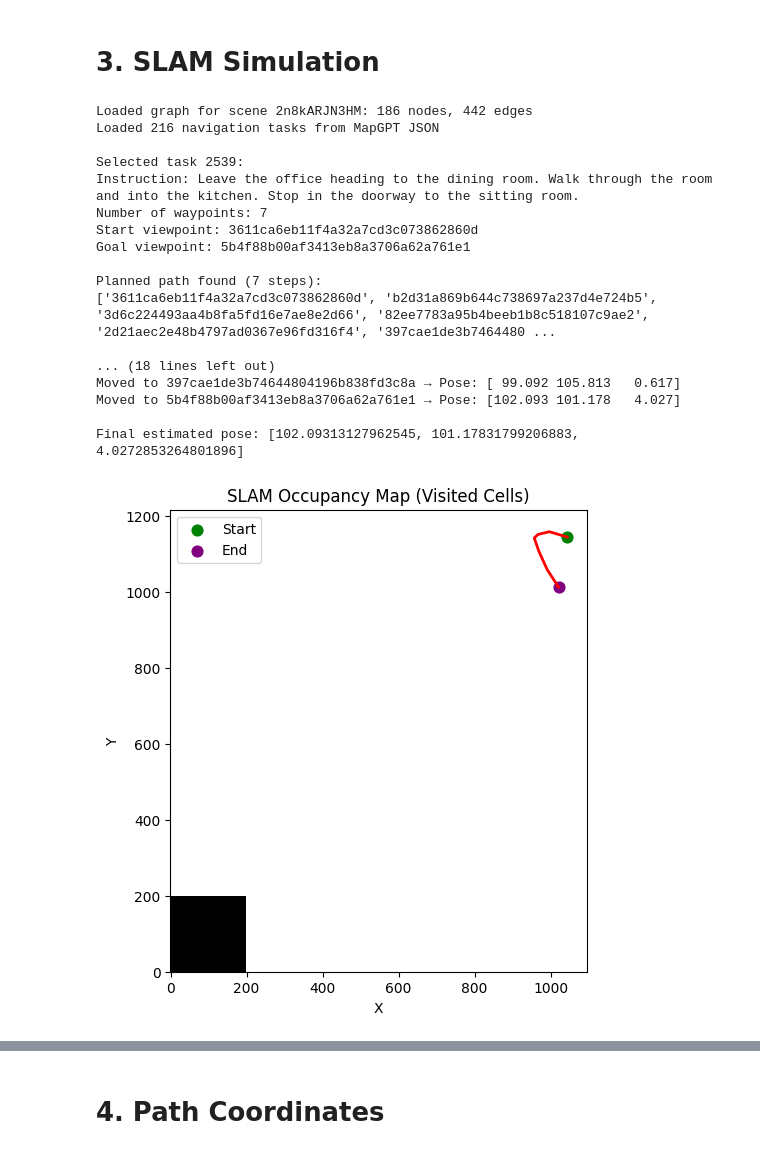
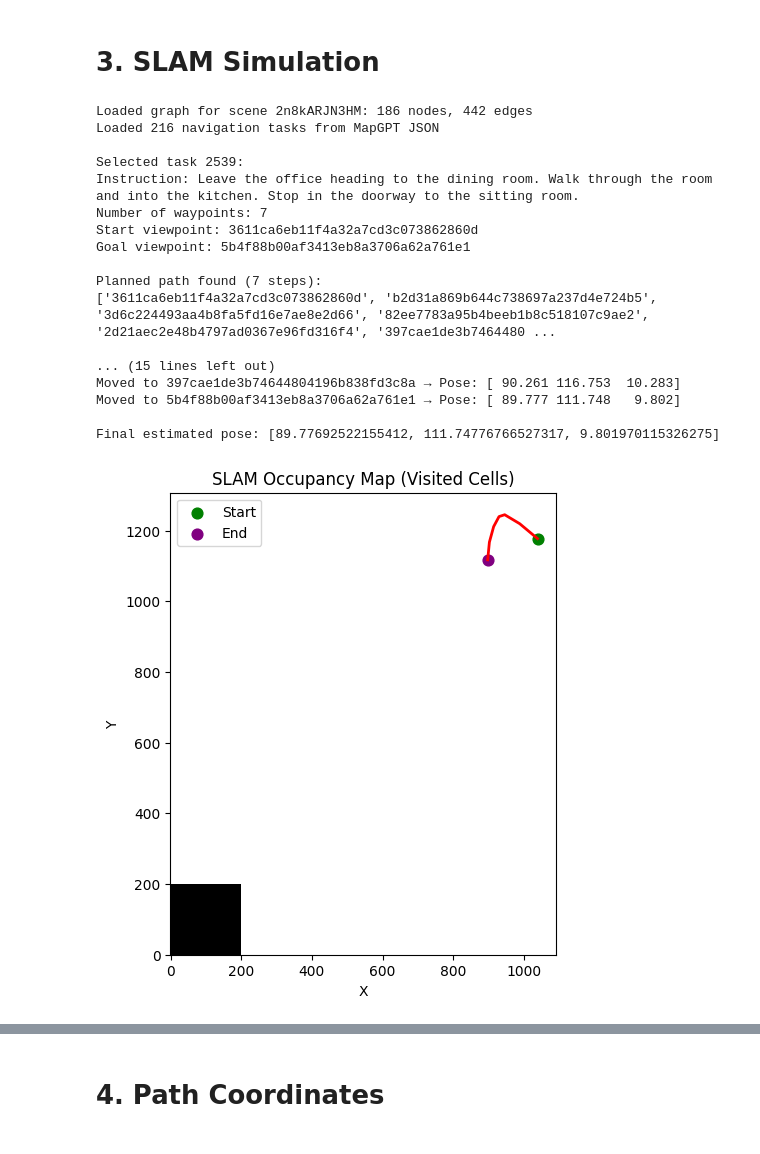
Before and after one commit to wlu-labs/research-students-fall-2025-UsamaMo, a Jupyter notebook: notebooks/path_planning.ipynb, the cells around one changed output, grey strips where cells are left out. Drawn from its saved outputs; the diff is of its cells as text; code cells hidden in the pictures.

```diff
--- a/notebooks/path_planning.ipynb
+++ b/notebooks/path_planning.ipynb
@@ -87,8 +87,16 @@ for i, (vp, nbrs) in enumerate(graph.items()):
 poses = {}
 for node in connectivity_data:
     if node.get("included", True):
-        pose = node.get("pose", {})
-        position = pose.get("position") if isinstance(pose, dict) else None
+        pose = node.get("pose")
+        position = None
+        # Pose is a 4x4 transformation matrix (16 floats in row-major order)
+        # Position (translation) is at indices 3, 7, 11 (last column)
+        if isinstance(pose, list) and len(pose) == 16:
+            position = [pose[3], pose[7], pose[11]]  # Extract x, y, z from transformation matrix
+        elif isinstance(pose, dict) and "position" in pose:
+            position = pose["position"]
+        elif isinstance(pose, list) and len(pose) == 3:
+            position = pose
         poses[node["image_id"]] = position
 
 print("\n Sample viewpoint positions:")
@@ -197,7 +205,11 @@ for node in connectivity_data:
     if node.get("included", True):
         pose = node.get("pose")
         position = None
-        if isinstance(pose, dict) and "position" in pose:
+        # Pose is a 4x4 transformation matrix (16 floats in row-major order)
+        # Position (translation) is at indices 3, 7, 11 (last column)
+        if isinstance(pose, list) and len(pose) == 16:
+            position = [pose[3], pose[7], pose[11]]  # Extract x, y, z from transformation matrix
+        elif isinstance(pose, dict) and "position" in pose:
             position = pose["position"]
         elif isinstance(pose, list) and len(pose) == 3:
             position = pose
@@ -270,38 +282,38 @@ else:
     plt.scatter(poses_xy[-1, 0], poses_xy[-1, 1], color="purple", s=60, label="End")
     plt.legend()
     plt.show()
 
 # --- Visualize Planned Path ---
 plt.figure(figsize=(10, 10))
 pos = nx.spring_layout(G, seed=42)
 nx.draw(G, pos, node_size=25, edge_color="gray", with_labels=False)
 
 if 'planned_path' in locals() and planned_path:
     path_edges = list(zip(planned_path, planned_path[1:]))
     nx.draw_networkx_nodes(G, pos, nodelist=planned_path, node_color="red", node_size=40)
     nx.draw_networkx_edges(G, pos, edgelist=path_edges, edge_color="red", width=2)
 
 plt.title(f"Planned Path for Scene {scene_id}")
 plt.show()
 # %% [output]
 Loaded graph for scene 2n8kARJN3HM: 186 nodes, 442 edges
 Loaded 216 navigation tasks from MapGPT JSON
 
 Selected task 2539:
 Instruction: Leave the office heading to the dining room. Walk through the room and into the kitchen. Stop in the doorway to the sitting room.
 Number of waypoints: 7
 Start viewpoint: 3611ca6eb11f4a32a7cd3c073862860d
 Goal viewpoint: 5b4f88b00af3413eb8a3706a62a761e1
 
 Planned path found (7 steps):
 ['3611ca6eb11f4a32a7cd3c073862860d', 'b2d31a869b644c738697a237d4e724b5', '3d6c224493aa4b8fa5fd16e7ae8e2d66', '82ee7783a95b4beeb1b8c518107c9ae2', '2d21aec2e48b4797ad0367e96fd316f4', '397cae1de3b7464480 ...
 
-... (18 lines left out)
-Moved to 397cae1de3b74644804196b838fd3c8a → Pose: [ 99.092 105.813   0.617]
-Moved to 5b4f88b00af3413eb8a3706a62a761e1 → Pose: [102.093 101.178   4.027]
+... (15 lines left out)
+Moved to 397cae1de3b74644804196b838fd3c8a → Pose: [ 90.261 116.753  10.283]
+Moved to 5b4f88b00af3413eb8a3706a62a761e1 → Pose: [ 89.777 111.748   9.802]
 
-Final estimated pose: [102.09313127962545, 101.17831799206883, 4.0272853264801896]
+Final estimated pose: [89.77692522155412, 111.74776766527317, 9.801970115326275]
-[figure, old version]
+[figure, new version]
 [figure]
 # %% [markdown]
 # 4. Path Coordinates
```
Also changed, not shown: parts of 42 cells of this notebook.
